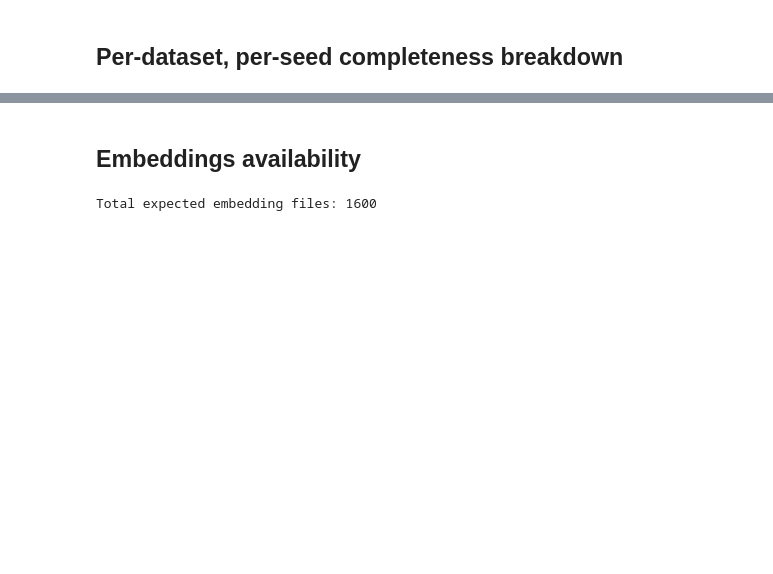
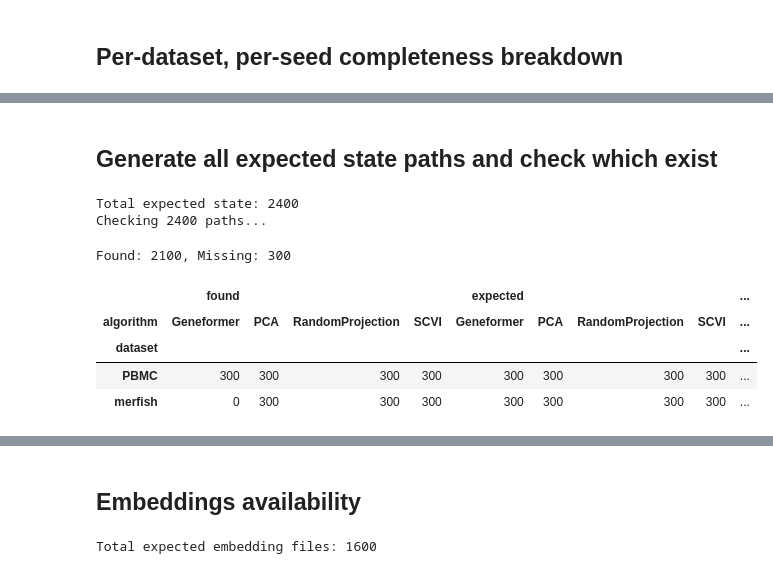
Before and after one commit to igor-sadalski/Scaling-up-measurement-noise-scaling-laws, a Jupyter notebook: analysis/2026-04-08_veryfing_data_correctness/collect_mi_results_from_disk.ipynb, the cells around one changed output, grey strips where cells are left out. Saved outputs shown, nothing was run; the diff lists cells and outputs as text; code cells hidden in the pictures; blank space fills up the shorter version.

```diff
--- a/analysis/2026-04-08_veryfing_data_correctness/collect_mi_results_from_disk.ipynb
+++ b/analysis/2026-04-08_veryfing_data_correctness/collect_mi_results_from_disk.ipynb
@@ -249,0 +251,45 @@ for ds, cfg in EXPECTED.items():
+# %% [markdown]
+## Generate all expected state paths and check which exist
+# %%
+# Build all expected (dataset, size, quality, algo, state_signal, seed) -> MI file path
+state_rows = []
+for ds, cfg in EXPECTED.items():
+    if not cfg['state_signals']:
+        continue
+    for sz, q, algo, sig, sd in product(cfg['sizes'], cfg['qualities'], ALGOS, cfg['state_signals'], cfg['seeds']):
+        suffix = '_geneformer' if algo == 'Geneformer' else ''
+        stem = f'Y_{sig}_{q}{suffix}'
+        mi_path = DATA_ROOT / ds / str(sz) / str(q) / 'results' / algo / 'model' / 'MI' / str(sd) / stem / 'lmi_mutual_information.txt'
+        state_rows.append({
+            'dataset': ds, 'size': sz, 'quality': q, 'algorithm': algo,
+            'signal': sig, 'seed': sd, 'path': str(mi_path),
+        })
+
+df_state_expected = pd.DataFrame(state_rows)
+print(f'Total expected state: {len(df_state_expected)}')
+
+# Check existence in parallel
+state_paths = df_state_expected['path'].tolist()
+print(f'Checking {len(state_paths)} paths...')
+with ThreadPoolExecutor(max_workers=128) as pool:
+    state_exists = list(tqdm(pool.map(os.path.exists, state_paths), total=len(state_paths), desc='Scanning'))
+
+df_state_expected['exists'] = state_exists
+n_state_found = df_state_expected['exists'].sum()
+print(f'Found: {n_state_found}, Missing: {len(df_state_expected) - n_state_found}')
+
+# Summary table: dataset x algorithm
+pivot_state = df_state_expected.groupby(['dataset', 'algorithm'])['exists'].agg(['sum', 'count'])
+pivot_state.columns = ['found', 'expected']
+pivot_state['missing'] = pivot_state['expected'] - pivot_state['found']
+pivot_state = pivot_state.unstack('algorithm', fill_value=0)
+display(pivot_state)
+# %% [output]
+Total expected state: 2400
+Checking 2400 paths...
+Found: 2100, Missing: 300
+|  | found |  |  |  | expected |  |  |  | ... |
+| algorithm | Geneformer | PCA | RandomProjection | SCVI | Geneformer | PCA | RandomProjection | SCVI | ... |
+| dataset |  |  |  |  |  |  |  |  | ... |
+| PBMC | 300 | 300 | 300 | 300 | 300 | 300 | 300 | 300 | ... |
+| merfish | 0 | 300 | 300 | 300 | 300 | 300 | 300 | 300 | ... |
```
Also changed, not shown: parts of 13 cells of this notebook, 9 other files.
